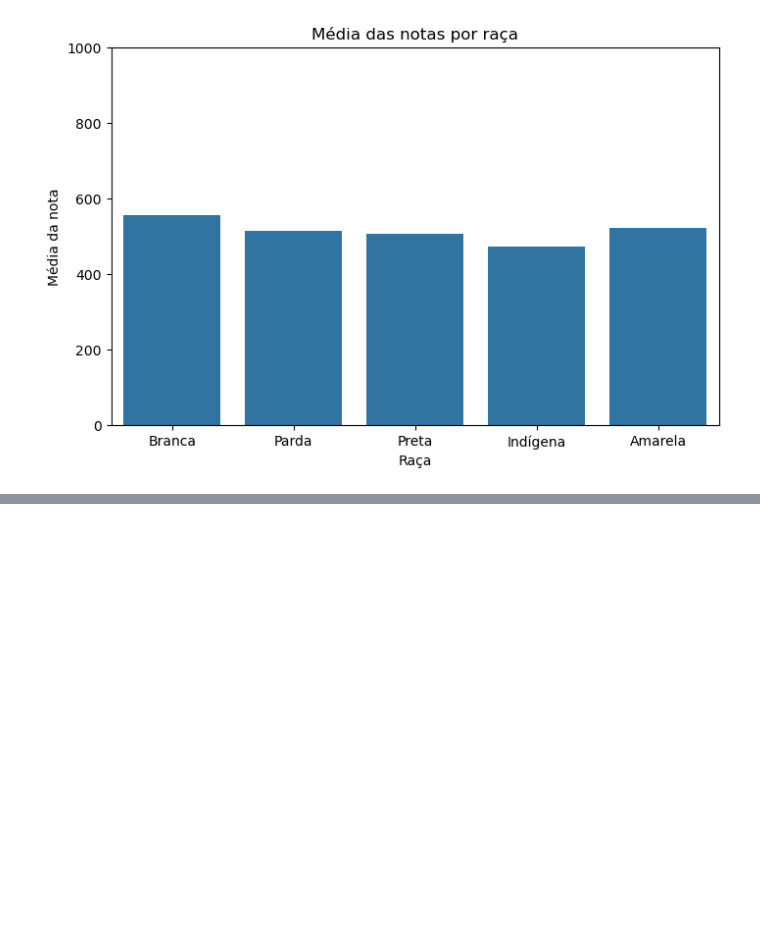
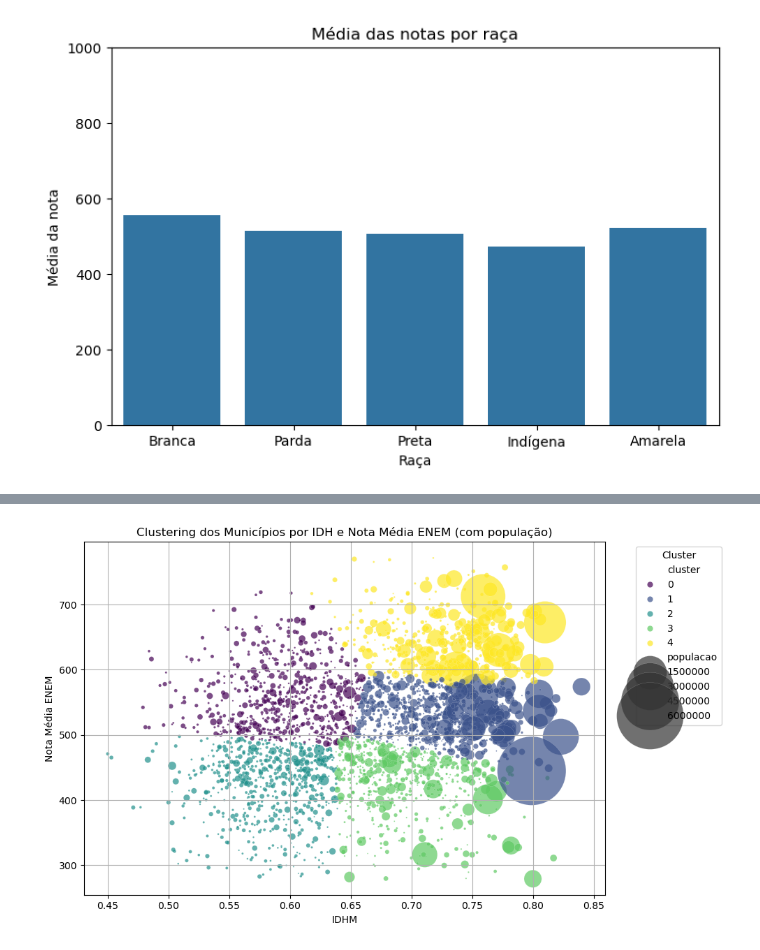
Before and after one commit to Vicente817/Grupo5_basico, a Jupyter notebook: tiago.ipynb, the cells around one changed output, grey strips where cells are left out. Saved outputs shown, nothing was run; the diff lists cells and outputs as text; code cells hidden in the pictures; blank space fills up the shorter version.

```diff
--- a/tiago.ipynb
+++ b/tiago.ipynb
@@ -500,0 +538,76 @@ Creating legend with loc="best" can be slow with large amounts of data.
+# %%
+import pandas as pd
+import matplotlib.pyplot as plt
+import seaborn as sns
+from sklearn.cluster import KMeans
+from sklearn.preprocessing import StandardScaler
+
+num_clusters = 5
+
+# Carrega os dados do censo por município:
+idh_m = pd.read_csv("mundo_onu_adh_municipio.csv.gz", sep=',', encoding='latin1')
+
+# Carrega o tradutor de nomes de municípios:
+tradutor = pd.read_csv("br_bd_diretorios_brasil_municipio.csv.gz", sep=',', encoding='latin1')
+
+# Junta os nomes
+idh_m = idh_m.merge(tradutor, on='id_municipio', how='left')
+
+
+# Filtra para o ano de 2010
+idh_m = idh_m.query('ano == 2010')
+
+
+# Merge com os dados do ENEM
+idh_m['nome'] = idh_m['nome'].astype(str).str.upper().str.strip().apply(unidecode.unidecode)
+df_enem['NO_MUNICIPIO_ESC'] = df_enem['NO_MUNICIPIO_ESC'].astype(str).str.upper().str.strip().apply(unidecode.unidecode)
+
+df_merged = pd.merge(idh_m, df_enem, left_on='nome', right_on='NO_MUNICIPIO_ESC', how='inner')
+print(df_merged[df_merged['id_municipio'] == 3550308])
+df_merged = df_merged.sort_values(by='nome')
+
+
+
+# Filtros
+df_merged = df_merged.drop_duplicates(subset='nome', keep='first')
+df_merged = df_merged[df_merged['idhm'] > 0]
+#df_merged = df_merged[df_merged['populacao'] > 1000000]
+
+
+
+# Seleciona colunas para cluster + população
+df_cluster = df_merged[['NOTA_MEDIA', 'idhm', 'populacao']].dropna()
+
+
+# Normaliza as variáveis (exceto população)
+scaler = StandardScaler()
+X_scaled = scaler.fit_transform(df_cluster[['NOTA_MEDIA', 'idhm']])
+
+# KMeans
+kmeans = KMeans(n_clusters=num_clusters, random_state=42)
+clusters = kmeans.fit_predict(X_scaled)
+
+# Adiciona os clusters e população de volta
+df_cluster = df_cluster.copy()
+df_cluster['cluster'] = clusters
+
+# Visualização com tamanho dos pontos proporcional à população
+plt.figure(figsize=(10,6))
+sns.scatterplot(
+    data=df_cluster,
+    x='idhm',
+    y='NOTA_MEDIA',
+    hue='cluster',
+    size='populacao',
+    sizes=(1, 5000),  # escala do tamanho dos pontos
+    palette='viridis',
+    alpha=0.7
+)
+plt.title('Clustering dos Municípios por IDH e Nota Média ENEM (com população)')
+plt.xlabel('IDHM')
+plt.ylabel('Nota Média ENEM')
+plt.legend(title='Cluster', bbox_to_anchor=(1.05, 1), loc='upper left')
+plt.grid(True)
+plt.tight_layout()
+plt.show()
+# %% [output]
@@ -501,2 +619,3 @@ Creating legend with loc="best" can be slow with large amounts of data.
+[figure, added]
 # %%
 from sklearn.preprocessing import StandardScaler
```
Also changed, not shown: parts of 8 cells of this notebook, 8 other files.
